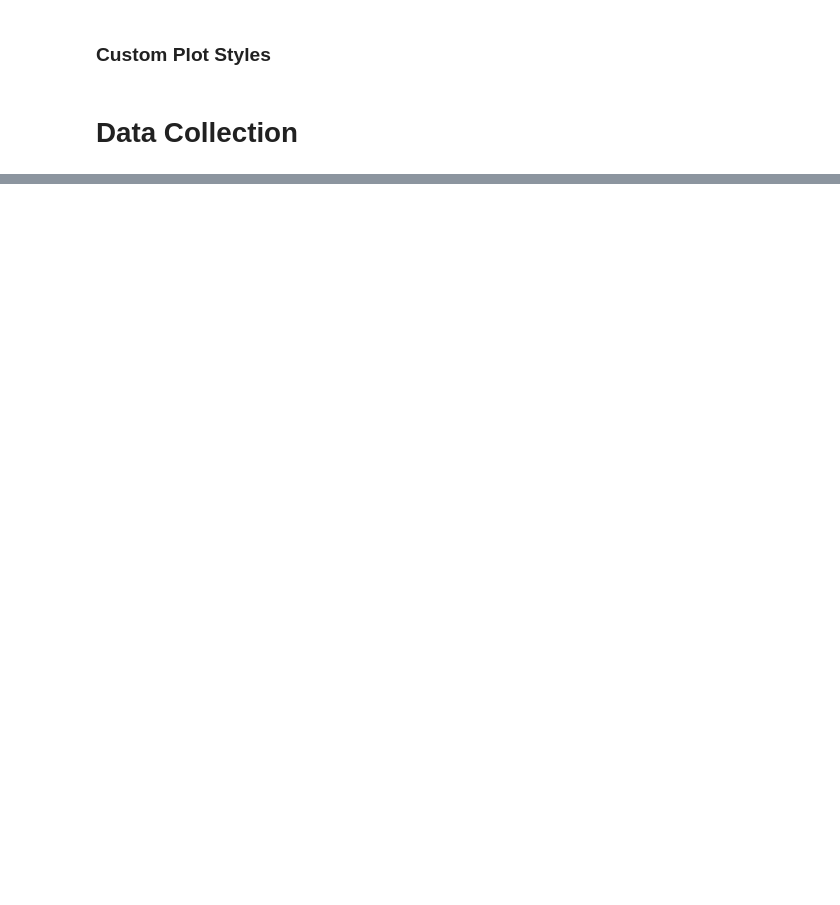
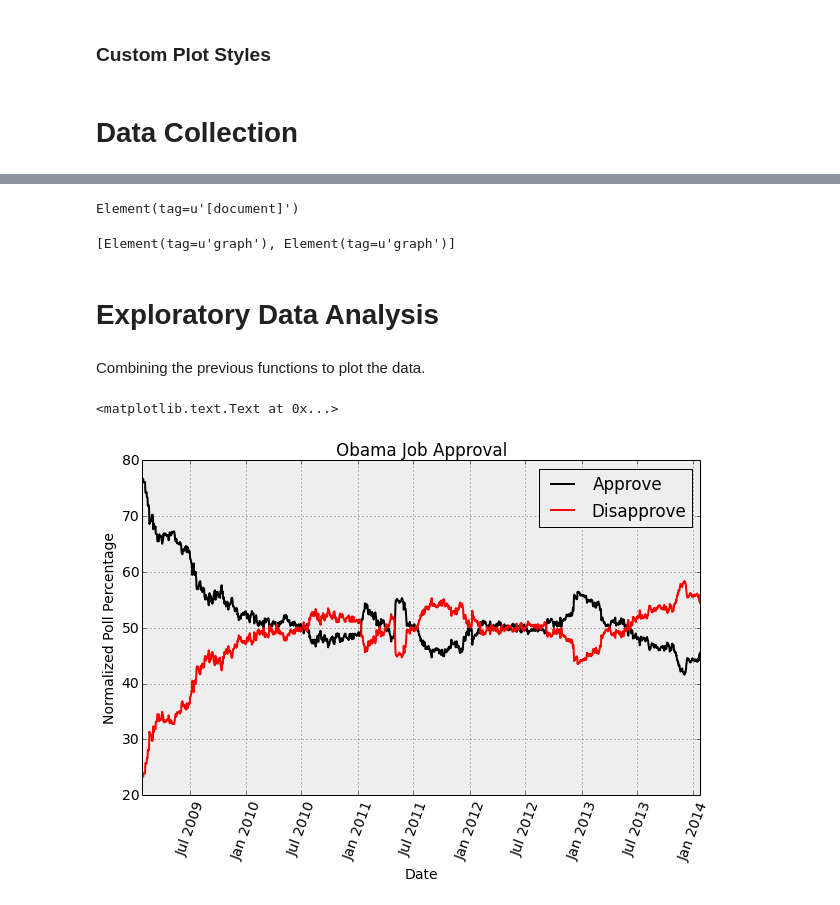
Before and after one commit to chrisdaly/Data-Analytics, a Jupyter notebook: Governor Race Predictions/Governor Race Predictions Notebook.ipynb, the cells around one changed output, grey strips where cells are left out. Drawn from its saved outputs; the diff is of its cells as text; code cells hidden in the pictures; blank space fills up the shorter version.

```diff
--- a/Governor Race Predictions/Governor Race Predictions Notebook.ipynb
+++ b/Governor Race Predictions/Governor Race Predictions Notebook.ipynb
@@ -43,0 +103,9 @@ rcParams['patch.edgecolor'] = 'none'
+# %%
+dom = web.Element(xml)
+dom
+# %% [output]
+Element(tag=u'[document]')
+# %%
+dom.by_tag('graph')
+# %% [output]
+[Element(tag=u'graph'), Element(tag=u'graph')]
@@ -43,0 +157,49 @@ rcParams['patch.edgecolor'] = 'none'
+# %% [markdown]
+# Exploratory Data Analysis
+# %% [markdown]
+Combining the previous functions to plot the data.
+# %%
+def poll_plot(poll_id):
+
+    """
+    Make a plot of an RCP Poll over time using a poll id.
+    """
+
+    import matplotlib.dates as mdates
+
+    # Scrape xml from the webpage in string form.
+    xml = get_poll_xml(poll_id)
+
+    # Extract the poll info and create a DF.
+    data = rcp_poll_data(xml)
+
+    # Get the colors to use.
+    colors = plot_colors(xml)
+
+    # Remove characters like apostrophes that are in the data.
+    data = data.rename(columns = {c: _strip(c) for c in data.columns})
+
+    # Normalize poll numbers so they add to 100%.
+    norm = data[colors.keys()].sum(axis=1) / 100
+
+    # For each key in the legend, normalize its values.
+    for c in colors.keys():
+        data[c] /= norm
+
+    # Changing timestamp values to date values.
+    # (not sure why it didn't work originally)
+    x_values = [pd.to_datetime(date) for date in list(data.date)]
+
+    for label, color in colors.items():
+        plt.plot(x_values, data[label], color=color, label=label)
+
+    plt.xticks(rotation=70)
+    plt.legend(loc='best')
+    plt.xlabel("Date")
+    plt.ylabel("Normalized Poll Percentage")
+# %%
+poll_plot(1044)
+plt.title("Obama Job Approval")
+# %% [output]
+<matplotlib.text.Text at 0x...>
+[figure, added]
```
Also changed, not shown: parts of 35 cells of this notebook, 1 other file.
